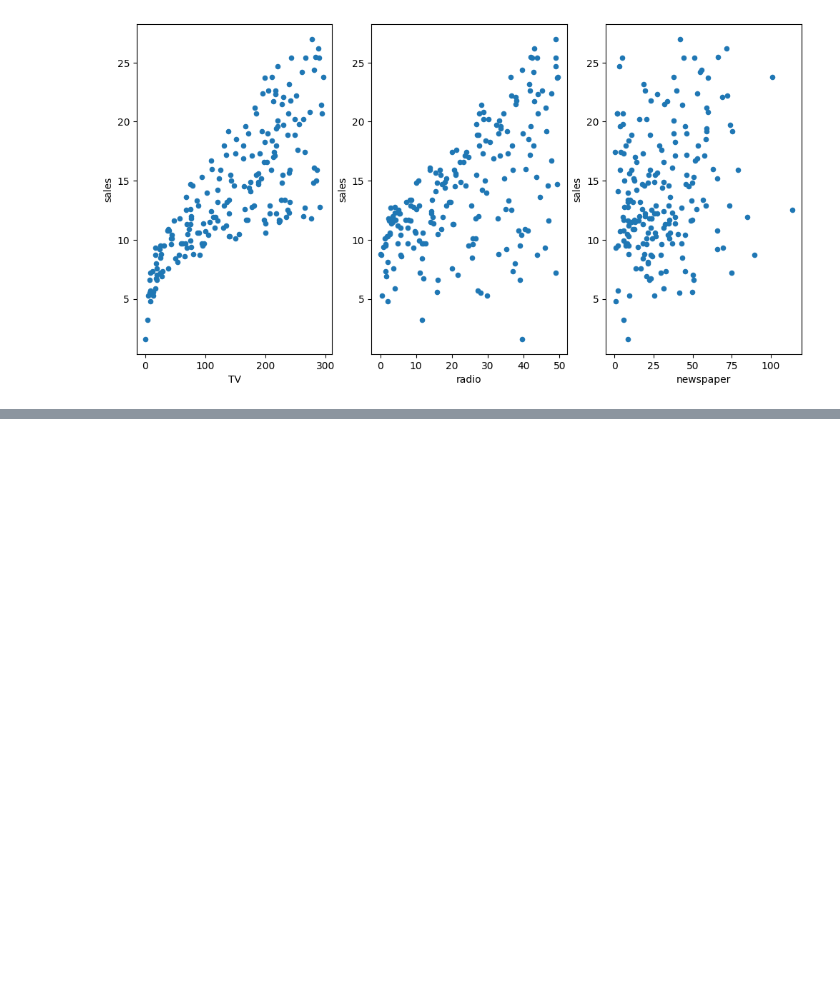
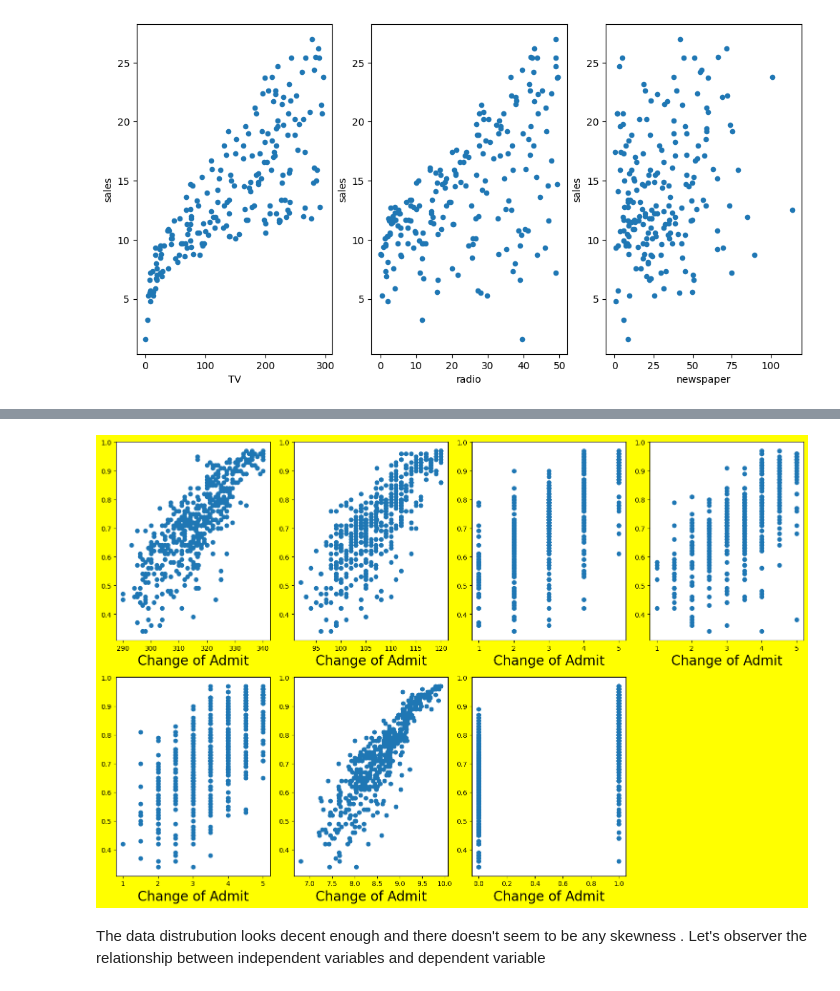
Before and after one commit to nallagondu/DATASCIENCE-practice, a Jupyter notebook: datatrain_linear_regression.ipynb, the cells around one changed output, grey strips where cells are left out. Saved outputs shown, nothing was run; the diff lists cells and outputs as text; code cells hidden in the pictures; blank space fills up the shorter version.

```diff
--- a/datatrain_linear_regression.ipynb
+++ b/datatrain_linear_regression.ipynb
@@ -59,0 +181,3 @@ fig.savefig('testdata.jpg')
+# %%
+#let's feed features and label and train the model
+lm.fit(x,y)
@@ -59,0 +355,20 @@ fig.savefig('testdata.jpg')
+# %%
+#lets see how the data is distributed for every column
+#Visualizing relation ship
+plt.figure(figsize=(15,10), facecolor='yellow')
+plotnumber = 1
+
+for column in x:
+    if plotnumber<=8:
+         ax = plt.subplot(2,4,plotnumber)
+         plt.scatter(x[column],y)
+         plt.xlabel(column,fontsize=10)
+         plt.xlabel('Change of Admit',fontsize=20)
+
+    plotnumber+=1
+plt.tight_layout()
+# %% [output]
+[figure, added]
+# %% [markdown]
+The data distrubution looks decent enough and there doesn't seem to be any skewness .
+Let's observer the relationship between independent variables and dependent variable
```
Also changed, not shown: parts of 78 cells of this notebook.
